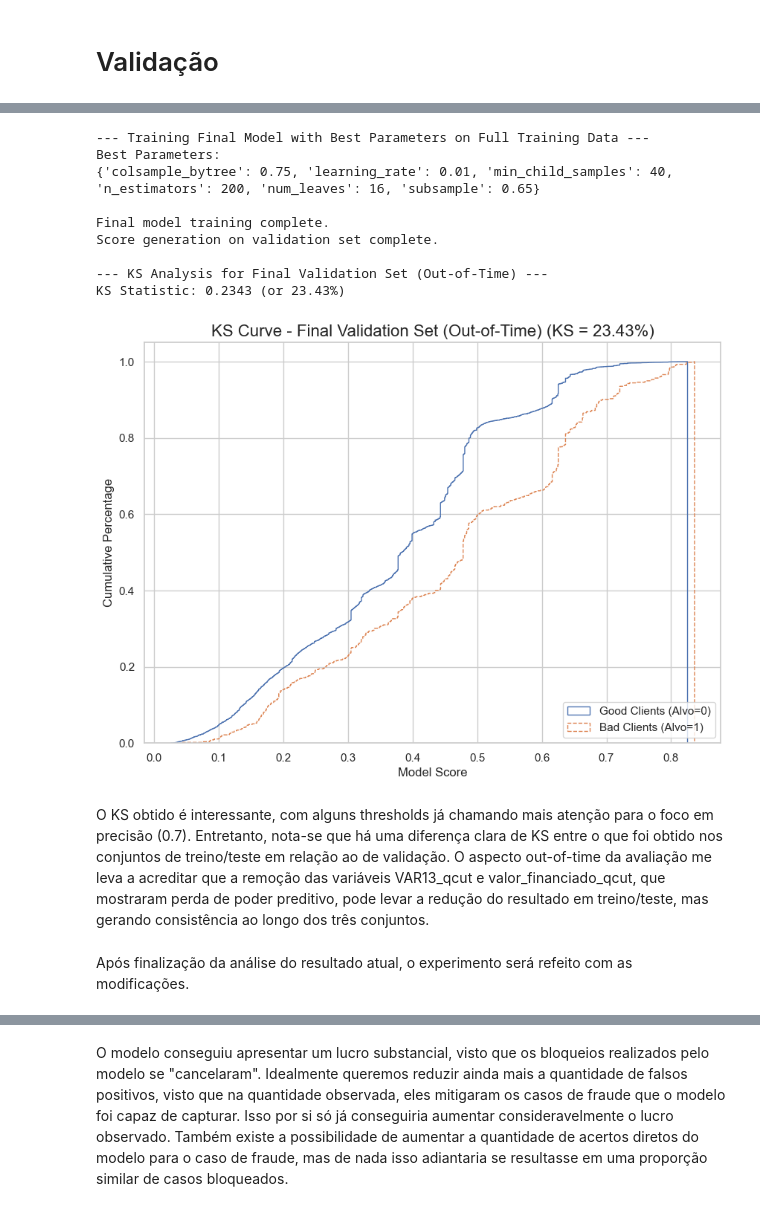
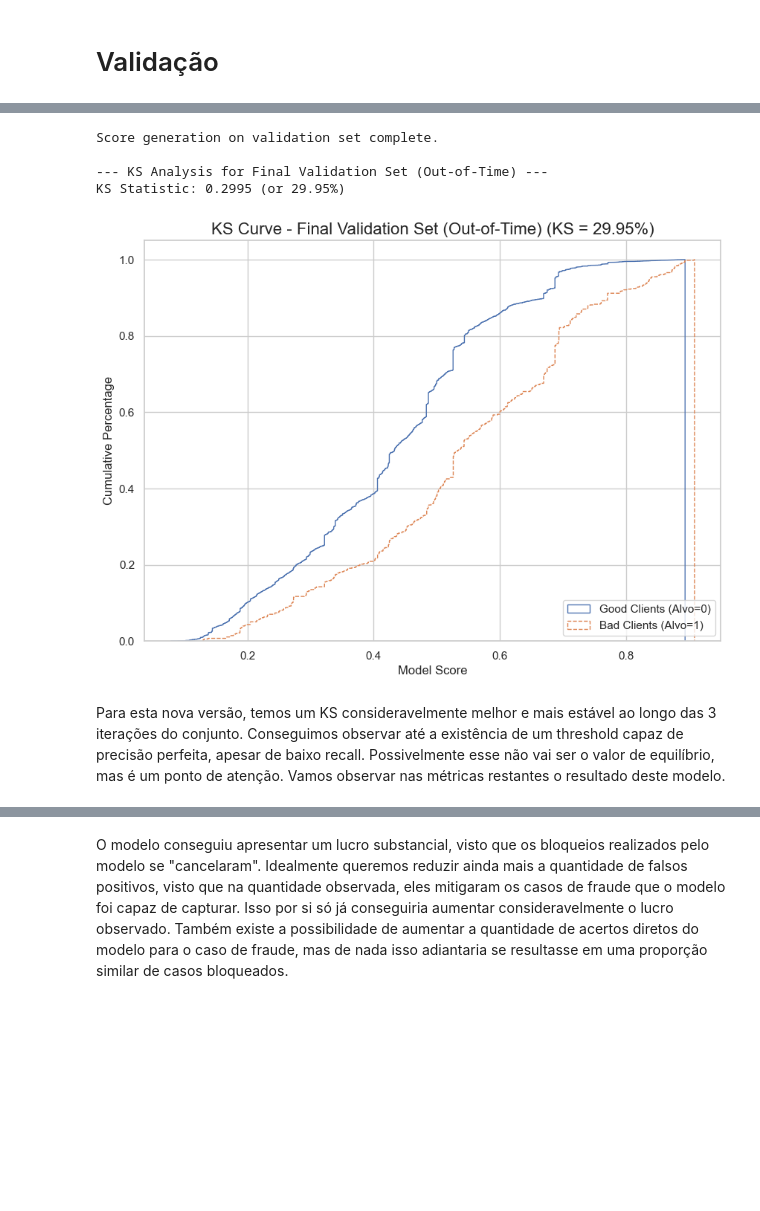
Before and after one commit to RenatoNogFer/Project-4, a Jupyter notebook: main.ipynb, the cells around one changed output, grey strips where cells are left out. Saved outputs shown, nothing was run; the diff lists cells and outputs as text; code cells hidden in the pictures; blank space fills up the shorter version.

```diff
--- a/main.ipynb
+++ b/main.ipynb
@@ -2134,0 +2135,2 @@ VAR13_qcut e valor_financiado_qcut mostram comportamento de degradação de IV a
+# %%
+data_frame.drop(columns=['VAR13_qcut'], inplace=True)
@@ -2457,9 +2459,9 @@ num_leaves menor mostrou maior potencial
 #### Base Inicial
 # %%
 param_grid = {
-    'learning_rate': [0.01, 0.05],
-    'n_estimators': [100, 150, 200],
-    'num_leaves': [16, 24],
+    'learning_rate': [0.01, 0.02, 0.03],
+    'n_estimators': [50, 75, 100],
+    'num_leaves': [8, 16, 24, 32, 48],
     'subsample': [0.7, 0.8],
     'colsample_bytree': [0.7, 0.8],
     'min_child_samples': [20, 40]
@@ -2556,11 +2562,11 @@ KS Statistic: 0.3724 (or 37.24%)
 # %%
 param_grid = {
-    'learning_rate': [0.005, 0.01, 0.015],
-    'n_estimators': [100, 150, 200],
-    'num_leaves': [16],
+    'learning_rate': [0.025, 0.03, 0.035],
+    'n_estimators': [75, 100, 125, 159],
+    'num_leaves': [4, 8, 12, 16],
     'subsample': [0.65, 0.7, 0.75],
     'colsample_bytree': [0.75, 0.8, 0.85],
-    'min_child_samples': [35, 40, 45]
+    'min_child_samples': [15, 20, 25]
 }
 
 param_list = list(ParameterGrid(param_grid))
@@ -2648,65 +2870,25 @@ KS Statistic: 0.3724 (or 37.24%)
 # %%
-# --- 1. Define the Best Hyperparameters Found ---
-best_params = {
-    'colsample_bytree': 0.75,
-    'learning_rate': 0.01,
-    'min_child_samples': 40,
-    'n_estimators': 200,
-    'num_leaves': 16,
-    'subsample': 0.65
-}
-
-print("--- Training Final Model with Best Parameters on Full Training Data ---")
-print("Best Parameters:")
-print(best_params)
-
-# Calculate scale_pos_weight from the full training set
-scale_pos_weight = (y_train == 0).sum() / (y_train == 1).sum()
-
-# --- 2. Train the Final Model ---
-# Initialize the model with the best parameters found
-final_lgbm_model = lgb.LGBMClassifier(
-    random_state=42,
-    scale_pos_weight=scale_pos_weight,
-    max_depth=-1,
-    verbosity=-1, # Keep the output clean
-    **best_params
-)
-
-# Train on the entire training dataset
-final_lgbm_model.fit(X_train, y_train)
-print("\nFinal model training complete.")
-
-# --- 3. Generate Scores on the Out-of-Time Validation Set ---
 y_val_scores = final_lgbm_model.predict_proba(X_val)[:, 1]
 print("Score generation on validation set complete.\n")
 
-# --- 4. Calculate and Plot KS for the Validation Set ---
 def calculate_and_plot_ks(y_true, y_scores, set_name):
     print(f"--- KS Analysis for {set_name} ---")
     ks_stat, _ = stats.ks_2samp(y_scores[y_true==0], y_scores[y_true==1])
     print(f"KS Statistic: {ks_stat:.4f} (or {ks_stat:.2%})")
     plt.figure(figsize=(10, 7))
     plt.hist(y_scores[y_true==0], bins=1000, density=True, cumulative=True, histtype='step', label='Good Clients (Alvo=0)')
     plt.hist(y_scores[y_true==1], bins=1000, density=True, cumulative=True, histtype='step', label='Bad Clients (Alvo=1)', linestyle='--')
     plt.title(f'KS Curve - {set_name} (KS = {ks_stat:.2%})', fontsize=16)
     plt.xlabel('Model Score'); plt.ylabel('Cumulative Percentage'); plt.legend(loc='lower right'); plt.grid(True); plt.show()
 
 calculate_and_plot_ks(y_val, y_val_scores, "Final Validation Set (Out-of-Time)")
 # %% [output]
---- Training Final Model with Best Parameters on Full Training Data ---
-Best Parameters:
-{'colsample_bytree': 0.75, 'learning_rate': 0.01, 'min_child_samples': 40, 'n_estimators': 200, 'num_leaves': 16, 'subsample': 0.65}
-
-Final model training complete.
 Score generation on validation set complete.
 
 --- KS Analysis for Final Validation Set (Out-of-Time) ---
-KS Statistic: 0.2343 (or 23.43%)
+KS Statistic: 0.2995 (or 29.95%)
-[figure, old version]
+[figure, new version]
 # %% [markdown]
-O KS obtido é interessante, com alguns thresholds já chamando mais atenção para o foco em precisão (0.7). Entretanto, nota-se que há uma diferença clara de KS entre o que foi obtido nos conjuntos de treino/teste em relação ao de validação. O aspecto out-of-time da avaliação me leva a acreditar que a remoção das variáveis VAR13_qcut e valor_financiado_qcut, que mostraram perda de poder preditivo, pode levar a redução do resultado em treino/teste, mas gerando consistência ao longo dos três conjuntos.
+Para esta nova versão, temos um KS consideravelmente melhor e mais estável ao longo das 3 iterações do conjunto. Conseguimos observar até a existência de um threshold capaz de precisão perfeita, apesar de baixo recall. Possivelmente esse não vai ser o valor de equilíbrio, mas é um ponto de atenção. Vamos observar nas métricas restantes o resultado deste modelo.
-# %% [markdown]
-Após finalização da análise do resultado atual, o experimento será refeito com as modificações.
 # %%
 # --- 1. Function to calculate the financial metrics ---
```
Also changed, not shown: parts of 30 cells of this notebook.
